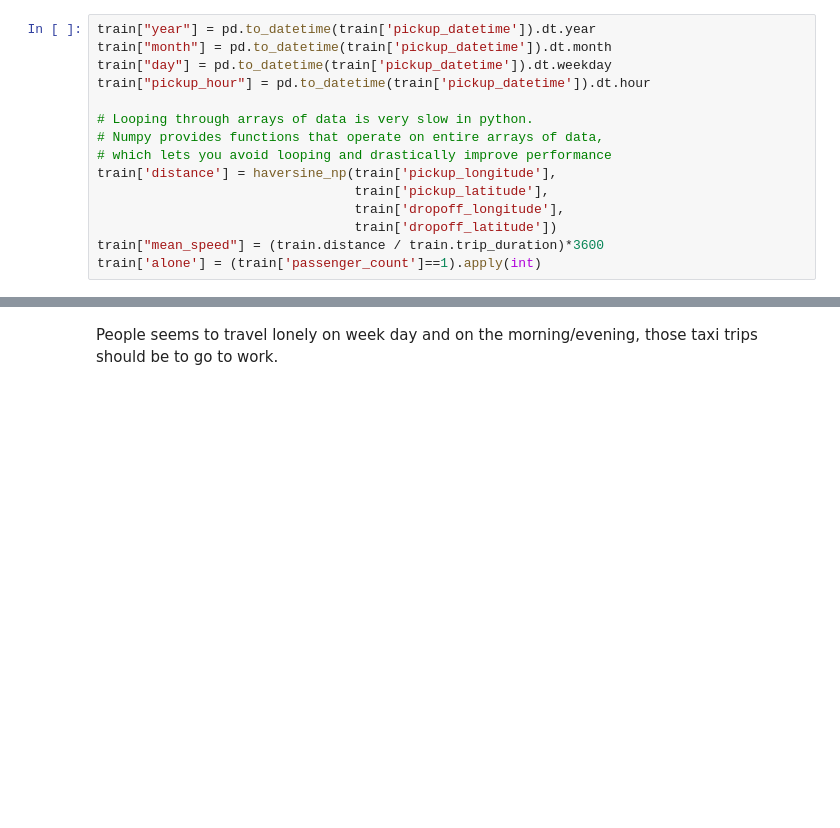
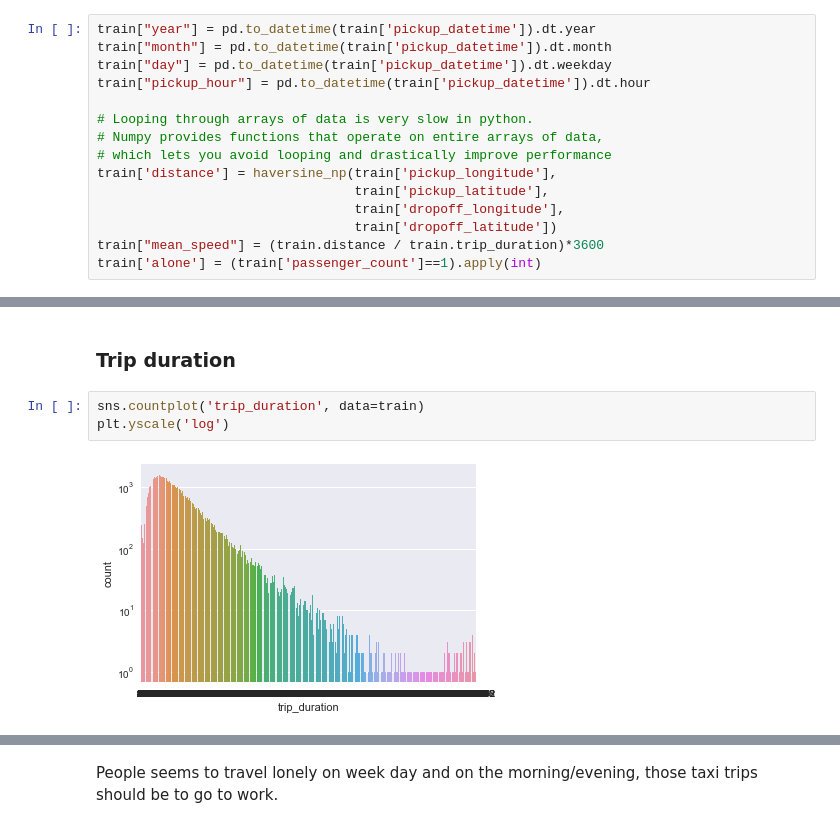
Before and after one commit to alexattia/Data-Science-Projects, a Jupyter notebook: KaggleTaxiTrip/Exploring the dataset.ipynb, the cells around one changed output, grey strips where cells are left out. Saved outputs shown, nothing was run; the diff lists cells and outputs as text; blank space fills up the shorter version.

```diff
--- a/KaggleTaxiTrip/Exploring the dataset.ipynb
+++ b/KaggleTaxiTrip/Exploring the dataset.ipynb
@@ -70,0 +77,7 @@ ax[2, 1].set_title('Travel time distribution during the week')
+# %% [markdown]
+### Trip duration
+# %%
+sns.countplot('trip_duration', data=train)
+plt.yscale('log')
+# %% [output]
+[figure, added]
```
Also changed, not shown: parts of 28 cells of this notebook, 1 other file.
